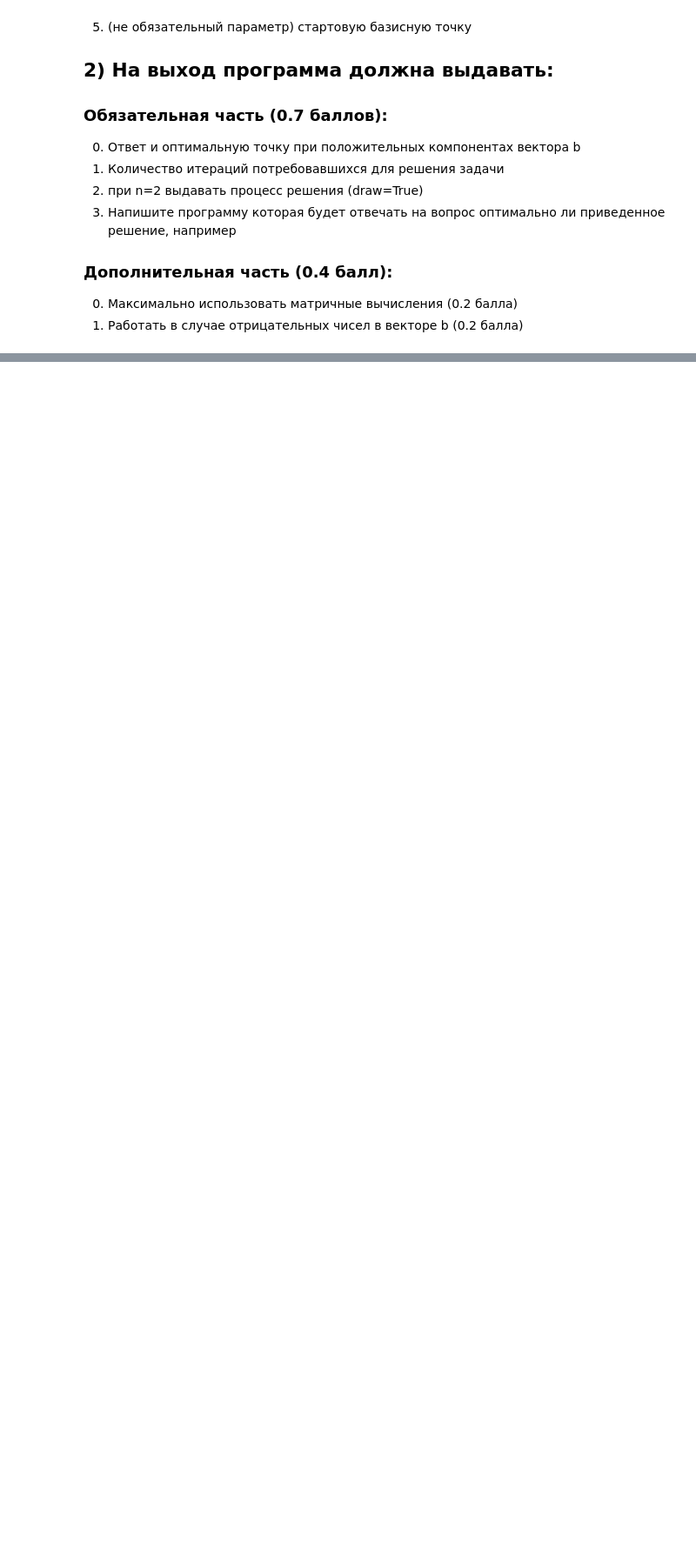
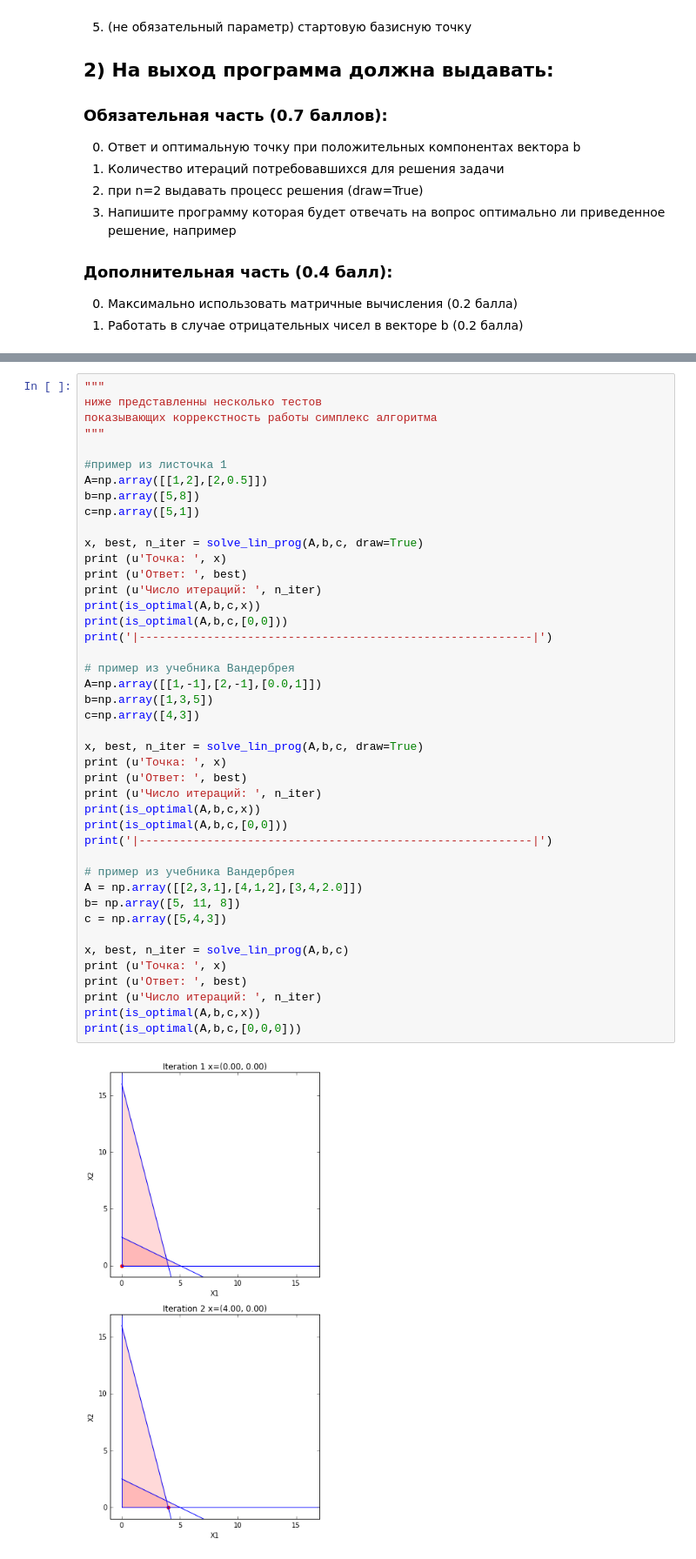
Before and after one commit to KomarovMikhail/OptimizationMethods, a Jupyter notebook: task1.ipynb, the cells around one changed output, grey strips where cells are left out. Shown at 87% size. Drawn from its saved outputs; the diff is of its cells as text; blank space fills up the shorter version.

```diff
--- a/task1.ipynb
+++ b/task1.ipynb
@@ -384,0 +424,45 @@ True
+# %%
+"""
+ниже представленны несколько тестов
+показывающих коррекстность работы симплекс алгоритма
+"""
+
+#пример из листочка 1
+A=np.array([[1,2],[2,0.5]])
+b=np.array([5,8])
+c=np.array([5,1])
+
+x, best, n_iter = solve_lin_prog(A,b,c, draw=True)
+print (u'Точка: ', x)
+print (u'Ответ: ', best)
+print (u'Число итераций: ', n_iter)
+print(is_optimal(A,b,c,x))
+print(is_optimal(A,b,c,[0,0]))
+print('|----------------------------------------------------------|')
+
+# пример из учебника Вандербрея
+A=np.array([[1,-1],[2,-1],[0.0,1]])
+b=np.array([1,3,5])
+c=np.array([4,3])
+
+x, best, n_iter = solve_lin_prog(A,b,c, draw=True)
+print (u'Точка: ', x)
+print (u'Ответ: ', best)
+print (u'Число итераций: ', n_iter)
+print(is_optimal(A,b,c,x))
+print(is_optimal(A,b,c,[0,0]))
+print('|----------------------------------------------------------|')
+
+# пример из учебника Вандербрея
+A = np.array([[2,3,1],[4,1,2],[3,4,2.0]])
+b= np.array([5, 11, 8])
+c = np.array([5,4,3])
+
+x, best, n_iter = solve_lin_prog(A,b,c)
+print (u'Точка: ', x)
+print (u'Ответ: ', best)
+print (u'Число итераций: ', n_iter)
+print(is_optimal(A,b,c,x))
+print(is_optimal(A,b,c,[0,0,0]))
+# %% [output]
+[figure, added]
```
Also changed, not shown: parts of 10 cells of this notebook.
